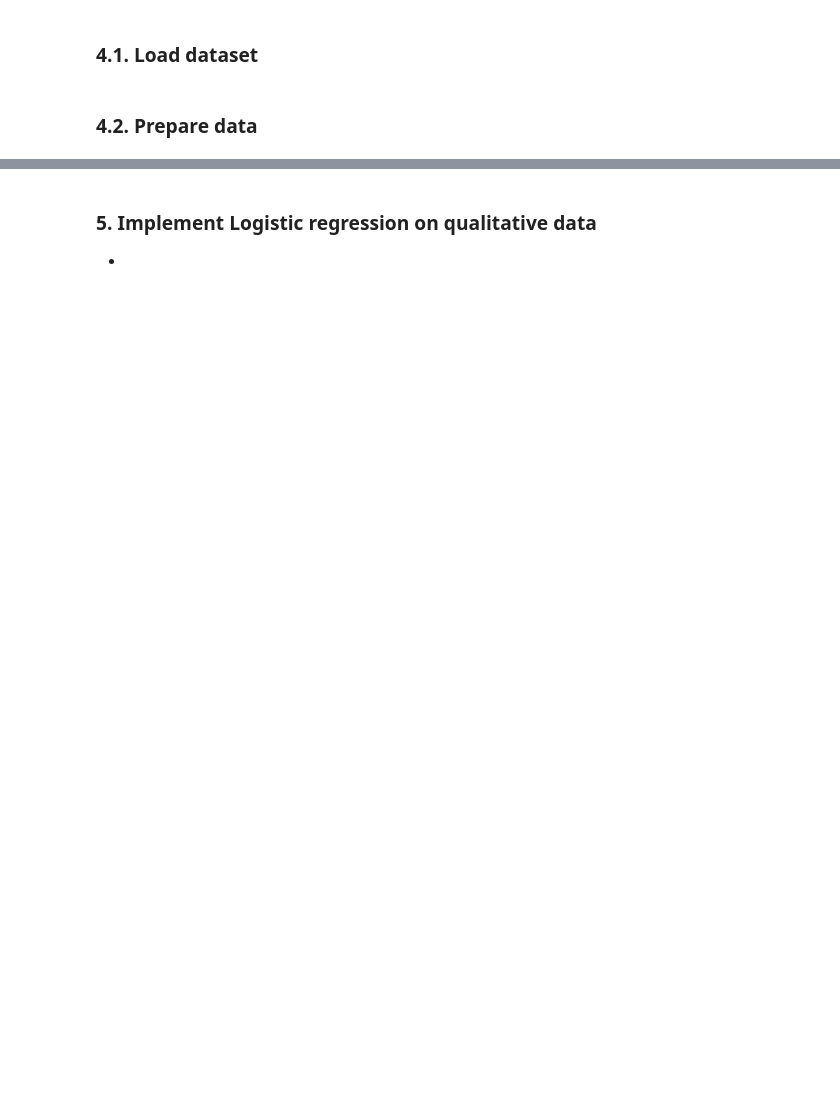
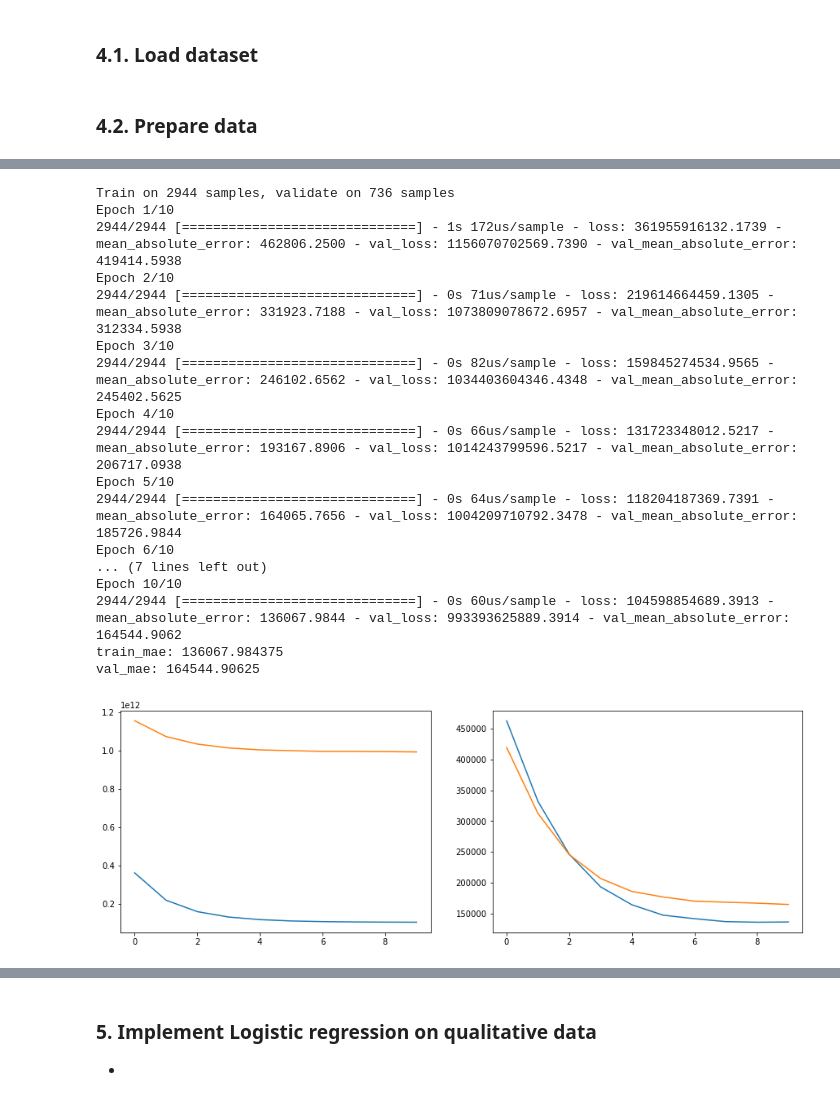
Before and after one commit to TeaKatz/AI_Training, a Jupyter notebook: 07_Implement_Linear&Logistic_Regression.ipynb, the cells around one changed output, grey strips where cells are left out. Saved outputs shown, nothing was run; the diff lists cells and outputs as text; code cells hidden in the pictures; blank space fills up the shorter version.

```diff
--- a/07_Implement_Linear&Logistic_Regression.ipynb
+++ b/07_Implement_Linear&Logistic_Regression.ipynb
@@ -103,5 +103,5 @@ house_data = pd.read_csv("./datasets/housedata/data.csv")
 ### 4.2. Prepare data
 # %%
 # Remove columns
-data = house_data.drop(columns=["date", "street", "country", "house_age", "statezip"])
+data = house_data.drop(columns=["date", "yr_built", "yr_renovated", "street", "statezip", "country"])
 data.head()
@@ -139,9 +163,10 @@ print(f"test_y: {test_y.shape}")
 from sklearn.preprocessing import StandardScaler
 # %%
 # Normalize all features to be in range [0, 1] for training set
-scaler = StandardScaler()
-scaler.fit(train_x)
+scaler_x = StandardScaler()
 
-train_x_scaled = scaler.transform(train_x)
+scaler_x.fit(train_x)
+
+train_x_scaled = scaler_x.transform(train_x)
 train_x_scaled = pd.DataFrame(train_x_scaled, columns=train_x.columns)
 train_x_scaled.describe()
@@ -230,0 +323,53 @@ from utilities import CrossValidation
+# %%
+# Test fit model on training data and evaluate using split validation
+
+# Define model
+regression_model = LinearRegression()
+# Define loss function
+loss = tf.keras.losses.MeanSquaredError()
+# Define metrics function
+metrics = tf.keras.metrics.MeanAbsoluteError()
+# Define optimizer
+# optimizer = tf.keras.optimizers.Adam(learning_rate=0.005)
+optimizer = tf.keras.optimizers.SGD(learning_rate=0.001)
+
+# Compile model
+regression_model.compile(optimizer=optimizer, loss=loss, metrics=[metrics])
+
+# Train model
+history = regression_model.fit(train_x_scaled, train_y, batch_size=16, epochs=10, validation_split=0.2, verbose=1)
+train_loss = history.history["loss"]
+train_mae = history.history["mean_absolute_error"]
+val_loss = history.history["val_loss"]
+val_mae = history.history["val_mean_absolute_error"]
+print(f"train_mae: {train_mae[-1]}")
+print(f"val_mae: {val_mae[-1]}")
+
+# Plot
+plt.figure(figsize=(15, 5))
+plt.subplot(1, 2, 1)
+plt.plot(train_loss)
+plt.plot(val_loss)
+plt.subplot(1, 2, 2)
+plt.plot(train_mae)
+plt.plot(val_mae)
+plt.show()
+# %% [output]
+Train on 2944 samples, validate on 736 samples
+Epoch 1/10
+2944/2944 [==============================] - 1s 172us/sample - loss: 361955916132.1739 - mean_absolute_error: 462806.2500 - val_loss: 1156070702569.7390 - val_mean_absolute_error: 419414.5938
+Epoch 2/10
+2944/2944 [==============================] - 0s 71us/sample - loss: 219614664459.1305 - mean_absolute_error: 331923.7188 - val_loss: 1073809078672.6957 - val_mean_absolute_error: 312334.5938
+Epoch 3/10
+2944/2944 [==============================] - 0s 82us/sample - loss: 159845274534.9565 - mean_absolute_error: 246102.6562 - val_loss: 1034403604346.4348 - val_mean_absolute_error: 245402.5625
+Epoch 4/10
+2944/2944 [==============================] - 0s 66us/sample - loss: 131723348012.5217 - mean_absolute_error: 193167.8906 - val_loss: 1014243799596.5217 - val_mean_absolute_error: 206717.0938
+Epoch 5/10
+2944/2944 [==============================] - 0s 64us/sample - loss: 118204187369.7391 - mean_absolute_error: 164065.7656 - val_loss: 1004209710792.3478 - val_mean_absolute_error: 185726.9844
+Epoch 6/10
+... (7 lines left out)
+Epoch 10/10
+2944/2944 [==============================] - 0s 60us/sample - loss: 104598854689.3913 - mean_absolute_error: 136067.9844 - val_loss: 993393625889.3914 - val_mean_absolute_error: 164544.9062
+train_mae: 136067.984375
+val_mae: 164544.90625
+[figure, added]
```
Also changed, not shown: parts of 31 cells of this notebook, 3 other files.
